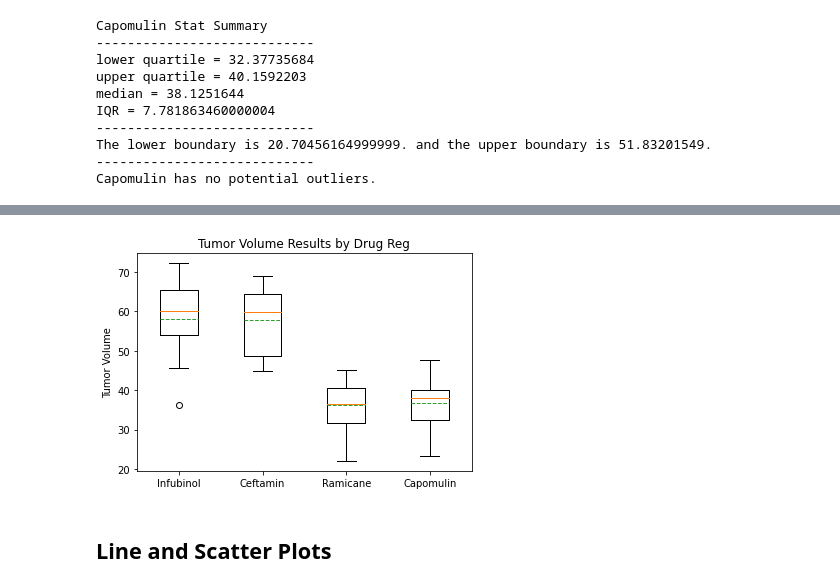
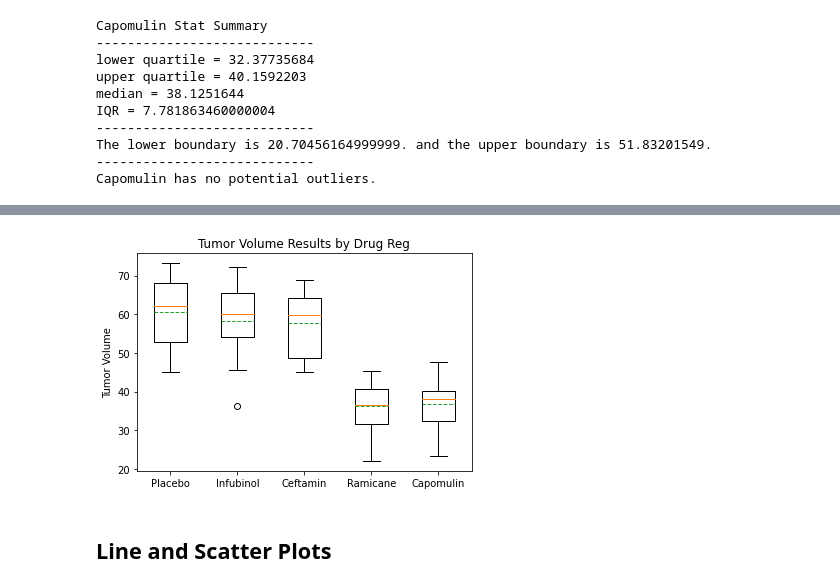
Before and after one commit to taylorsyde/Pymaceuticals-Analysis, a Jupyter notebook: pymaceuticals.ipynb, the cells around one changed output, grey strips where cells are left out. Saved outputs shown, nothing was run; the diff lists cells and outputs as text; code cells hidden in the pictures.

Commit message:
replace lost code and cleaned code

```diff
--- a/pymaceuticals.ipynb
+++ b/pymaceuticals.ipynb
@@ -195,20 +186,20 @@ sex.plot(kind='pie', colors=['lightblue','lightcoral'], explode = (0.1,0),
 # Calculate the final tumor volume of each mouse across four of the treatment regimens:
 # Capomulin, Ramicane, Infubinol, and Ceftamin
 
-# pull data for only those drug trials
+# pull data for only those 4 drug trials
 focus_drugs = clean_data.loc[(clean_data['Drug Regimen'] == 'Ramicane')|
                              (clean_data['Drug Regimen'] == 'Capomulin')|
                              (clean_data['Drug Regimen'] == 'Infubinol')|
-                             (clean_data['Drug Regimen'] == 'Ceftamin'),
+                             (clean_data['Drug Regimen'] == 'Ceftamin')|
+                             (clean_data['Drug Regimen'] == 'Placebo'),
                              :]
 #verifyed dataframe with ---> focus_drugs['Drug Regimen'].unique()
 # 100 mice in this sub group
 
-#grouped by mouse id and pulled the max (last time point for each mouse)
-#maxtime_focus_group = focus_drugs.groupby('Mouse ID')['Timepoint'].max().reset_index()
+#grouped by mouse id and pulled the final(max) timepoint for each mouse
 maxtime_focus_group = focus_drugs.groupby(['Mouse ID'])['Timepoint'].max().reset_index()
 
-#merges the max timepoint with full data set to recomplete the data set
+#merged the max timepoint with full data set to recomplete the data set
 focus_group_tv_results = pd.merge(maxtime_focus_group,complete_data, on=['Mouse ID','Timepoint'],how='left')
 
 #verified that the focus group and final data frame contained the same mice IDs after the merge
@@ -299,3 +302,6 @@ IQR = 7.781863460000004
 The lower boundary is 20.70456164999999. and the upper boundary is 51.83201549.
 ----------------------------
 Capomulin has no potential outliers.
+# %%
+placebo_tv = focus_group_tv_results.loc[(focus_group_tv_results['Drug Regimen'] == 'Placebo'),:]
+stat_summary(placebo_tv['Tumor Volume (mm3)'], 'Placebo')
@@ -302,24 +319,24 @@ Capomulin has no potential outliers.
 # %%
 # Generate a box plot of the final tumor volume of each mouse across four regimens of interest(fox box plots on the same diagram)
-labels = focus_group_tv_results['Drug Regimen'].unique()
+labels = ['Placebo','Infubinol', 'Ceftamin', 'Ramicane', 'Capomulin']
 
 infu = infubinol_tv['Tumor Volume (mm3)']
 ceft = ceftamin_tv['Tumor Volume (mm3)']
 rami = ramicane_tv['Tumor Volume (mm3)']
 capo = capomulin_tv['Tumor Volume (mm3)']
+plac = placebo_tv['Tumor Volume (mm3)']
 
-drugs = [infu,ceft,rami,capo]
-colors = ['red', 'purple', 'orange', 'blue']
+drugs = [plac,infu,ceft,rami,capo]
 
 # Example outlier plot of reaction times
 fig1, ax = plt.subplots()
 ax.set_title('Tumor Volume Results by Drug Reg')
 ax.set_ylabel('Tumor Volume')
 ax.boxplot(drugs, meanline=True, showmeans=True)
-plt.xticks([1,2,3,4], labels)
+plt.xticks([1,2,3,4,5], labels)
 plt.show()
 # %% [output]
-[figure, old version]
+[figure, new version]
 # %% [markdown]
 ## Line and Scatter Plots
 # %%
```
Also changed, not shown: parts of 12 cells of this notebook, 1 other file.
